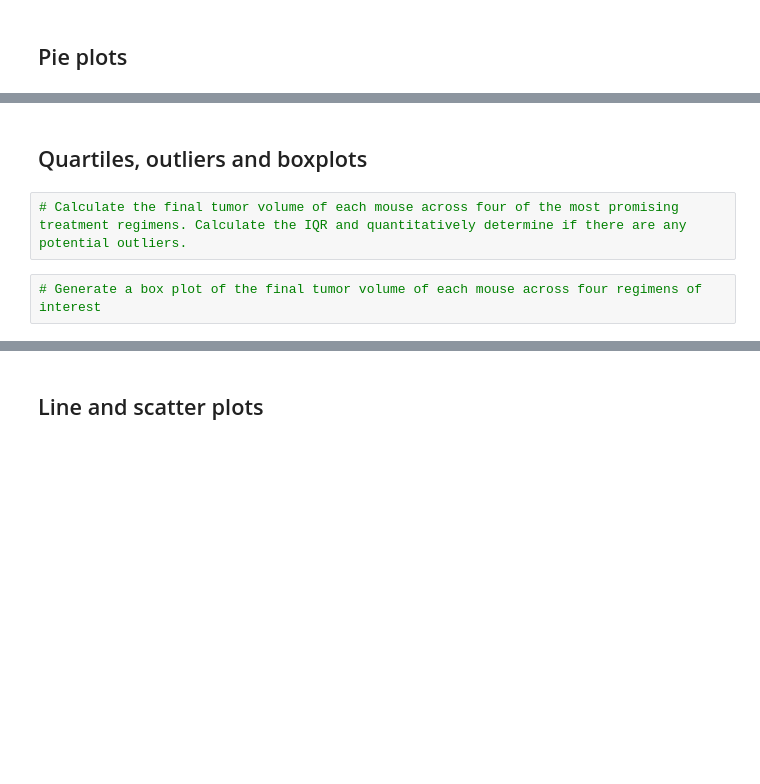
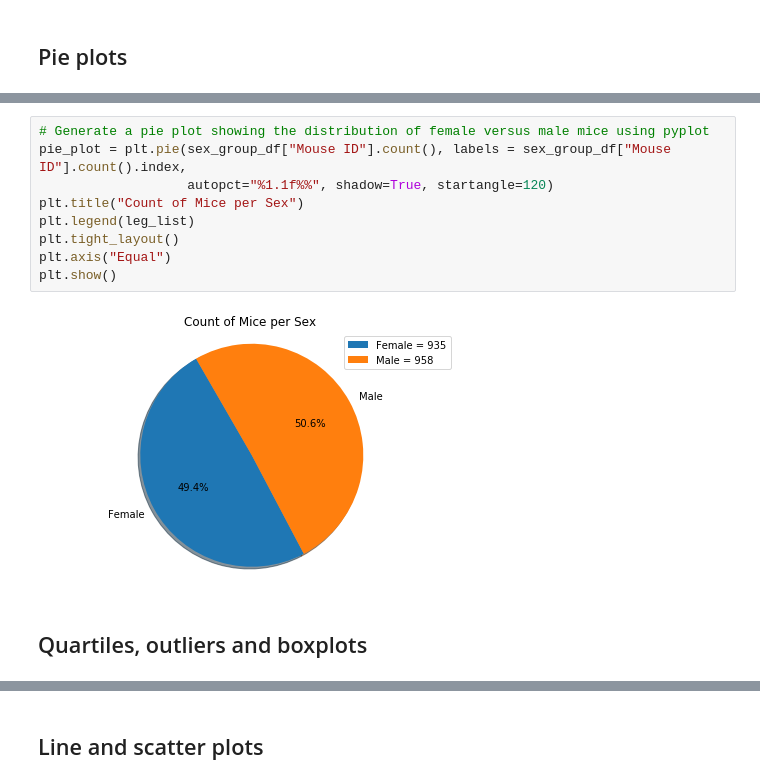
Before and after one commit to GabrielUSMC/Drug_analysis_matplotlib_project, a Jupyter notebook: pymaceuticals_starter.ipynb, the cells around one changed output, grey strips where cells are left out. Cells and saved outputs as stored; diff of their text form; blank space fills up the shorter version.

```diff
--- a/pymaceuticals_starter.ipynb
+++ b/pymaceuticals_starter.ipynb
@@ -74,6 +105,13 @@ plt.show()
+# %%
+# Generate a pie plot showing the distribution of female versus male mice using pyplot
+pie_plot = plt.pie(sex_group_df["Mouse ID"].count(), labels = sex_group_df["Mouse ID"].count().index,
+                   autopct="%1.1f%%", shadow=True, startangle=120)
+plt.title("Count of Mice per Sex")
+plt.legend(leg_list)
+plt.tight_layout()
+plt.axis("Equal")
+plt.show()
+# %% [output]
+[figure, added]
 # %% [markdown]
 ## Quartiles, outliers and boxplots
-# %%
-# Calculate the final tumor volume of each mouse across four of the most promising treatment regimens. Calculate the IQR and quantitatively determine if there are any potential outliers.
-# %%
-# Generate a box plot of the final tumor volume of each mouse across four regimens of interest
```
Also changed, not shown: parts of 16 cells of this notebook.
